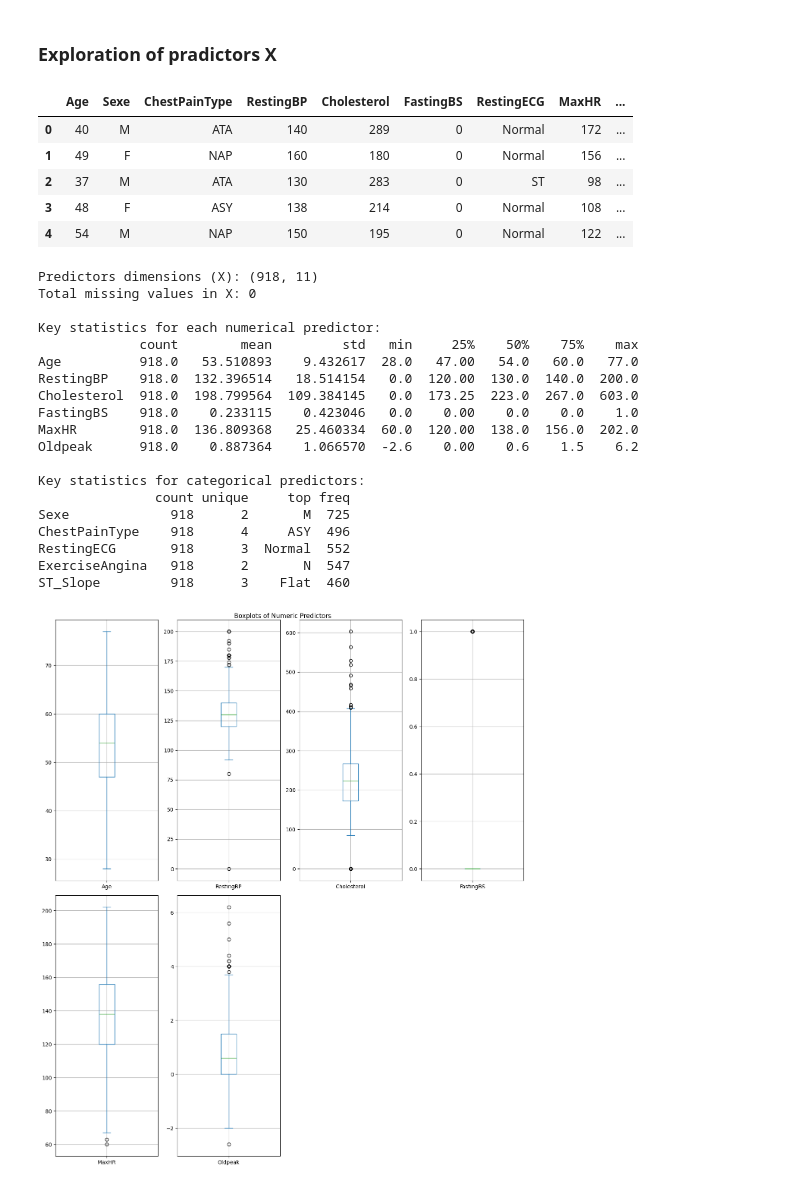
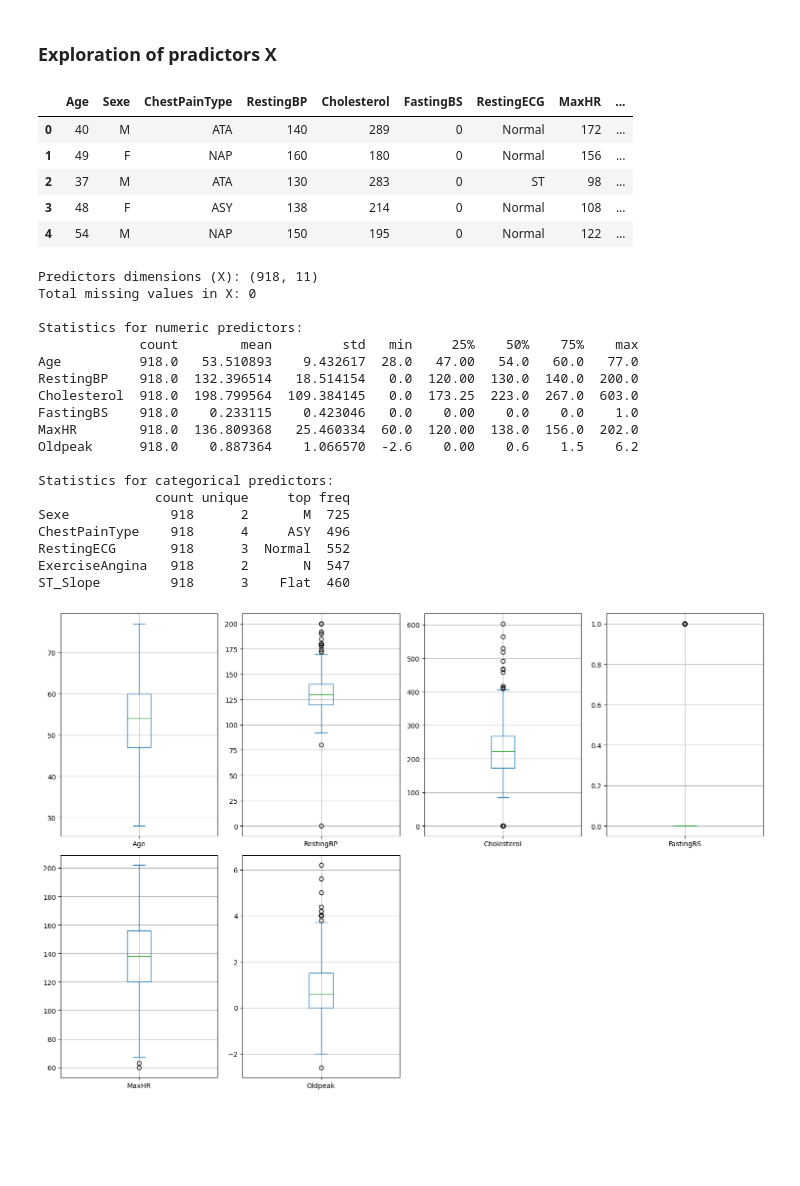
Before and after one commit to luc-polo/Neural-Network-Cardiopathy-Classification, a Jupyter notebook: Script.ipynb, the cells around one changed output. Cells and saved outputs as stored; diff of their text form; code cells hidden in the pictures; blank space fills up the shorter version.

```diff
--- a/Script.ipynb
+++ b/Script.ipynb
@@ -62,76 +61,59 @@ There are no missing values
 # %% [markdown]
 ### Exploration of pradictors X
 # %%
-# Display the first few rows of the predictors DataFrame to inspect the column names and get an overview of the data
+# Display the first few rows of the predictors DataFrame
 display(X.head())
 
-### Display basic dataset information to get a general overview
+# Basic dataset information
 print(f"Predictors dimensions (X): {X.shape}")
-
-### Check for missing values
 print(f"Total missing values in X: {X.isnull().sum().sum()}\n")
 
-### Display essential statistics for each numeric feature
-print("Key statistics for each numerical predictor:")
+# Statistics for numeric and categorical features
+print("Statistics for numeric predictors:")
 print(X.describe().T, "\n")
+print("Statistics for categorical predictors:")
+print(X.select_dtypes(include=['object', 'category']).describe().T)
 
-### Display essential info for each categorical feature
-categorical_columns = X.select_dtypes(include=['object', 'category'])
-print("Key statistics for categorical predictors:")
-print(categorical_columns.describe().T)
-
-### Plot boxplots for numeric variables
-numeric_columns = X.select_dtypes(include=['float64', 'int64'])
-# Create subplots and plot boxplots
-numeric_columns.plot(kind='box', subplots=True, layout=(2, 4), figsize=(13, 15), grid=True, title="Boxplots of Numeric Predictors")
+# Boxplots for numeric variables
+X.select_dtypes(include=['float64', 'int64']).plot(
+    kind='box', subplots=True, figsize=(15, 10), grid=True, layout=(-1, 4)
+)
 plt.tight_layout()
 plt.show()
 
-
-### Plot each variable against the target variable (y)
-# List of explanatory variables
-features = X.columns
-# Define the number of columns and rows for the subplots
-n_features = len(X)
-n_cols = 3  # Number of columns per figure
-n_rows = int(np.ceil(len(features) / n_cols))
-# Figure size (adjust as needed)
-plt.figure(figsize=(n_cols * 5, n_rows * 4))
-
-for i, feature in enumerate(features, 1):
-    plt.subplot(n_rows, n_cols, i)
+# Scatterplots of each predictor against the target
+plt.figure(figsize=(15, 5 * np.ceil(len(X.columns) / 3)))
+for i, feature in enumerate(X.columns, 1):
+    plt.subplot(np.ceil(len(X.columns) // 2), 3, i)
     sns.scatterplot(x=X[feature], y=Y, alpha=0.5)
     plt.title(f'{feature} vs y')
-    plt.xlabel(feature)
-    plt.ylabel('y')
     plt.grid(True)
-
 plt.tight_layout()
 plt.show()
 # %% [output]
 |  | Age | Sexe | ChestPainType | RestingBP | Cholesterol | FastingBS | RestingECG | MaxHR | ... |
 | 0 | 40 | M | ATA | 140 | 289 | 0 | Normal | 172 | ... |
 | 1 | 49 | F | NAP | 160 | 180 | 0 | Normal | 156 | ... |
 | 2 | 37 | M | ATA | 130 | 283 | 0 | ST | 98 | ... |
 | 3 | 48 | F | ASY | 138 | 214 | 0 | Normal | 108 | ... |
 | 4 | 54 | M | NAP | 150 | 195 | 0 | Normal | 122 | ... |
 Predictors dimensions (X): (918, 11)
 Total missing values in X: 0
 
-Key statistics for each numerical predictor:
+Statistics for numeric predictors:
              count        mean         std   min     25%    50%    75%    max
 Age          918.0   53.510893    9.432617  28.0   47.00   54.0   60.0   77.0
 RestingBP    918.0  132.396514   18.514154   0.0  120.00  130.0  140.0  200.0
 Cholesterol  918.0  198.799564  109.384145   0.0  173.25  223.0  267.0  603.0
 FastingBS    918.0    0.233115    0.423046   0.0    0.00    0.0    0.0    1.0
 MaxHR        918.0  136.809368   25.460334  60.0  120.00  138.0  156.0  202.0
 Oldpeak      918.0    0.887364    1.066570  -2.6    0.00    0.6    1.5    6.2
 
-Key statistics for categorical predictors:
+Statistics for categorical predictors:
                count unique     top freq
 Sexe             918      2       M  725
 ChestPainType    918      4     ASY  496
 RestingECG       918      3  Normal  552
 ExerciseAngina   918      2       N  547
 ST_Slope         918      3    Flat  460
-[figure, old version]
+[figure, new version]
```
Also changed, not shown: parts of 6 cells of this notebook.
